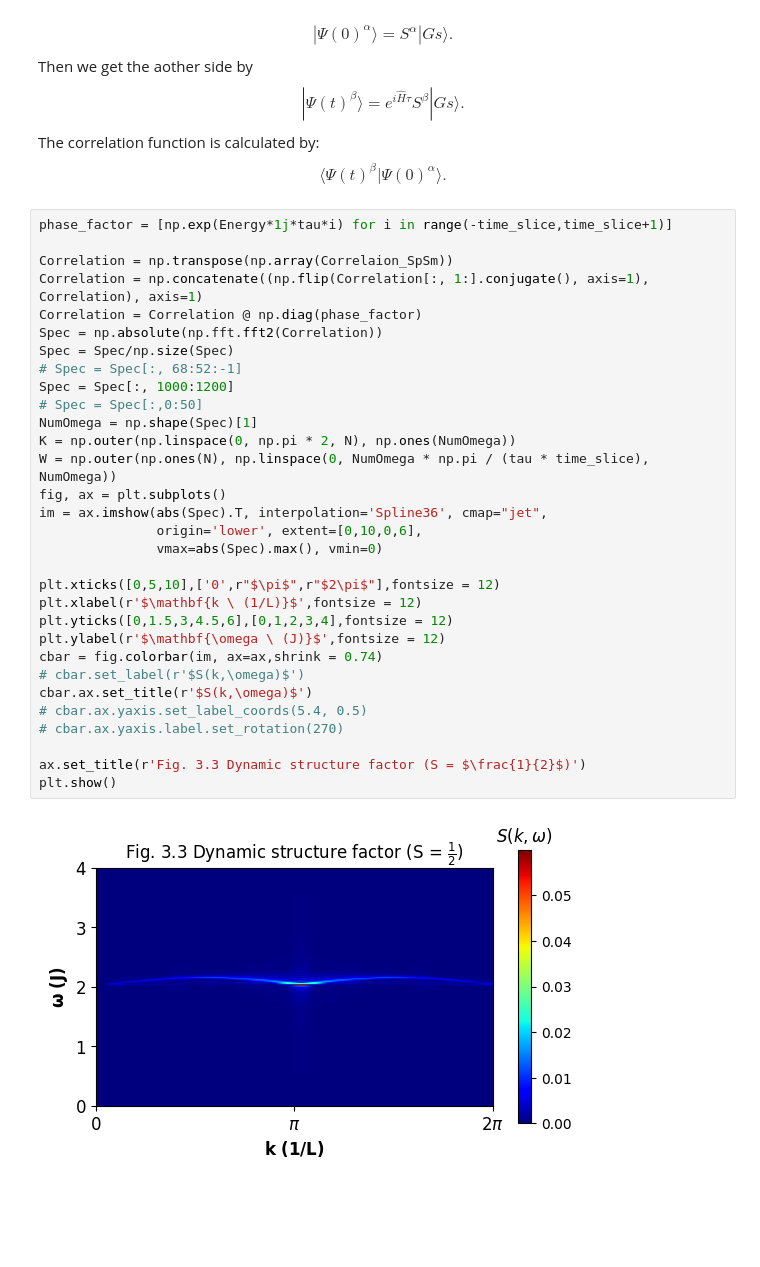
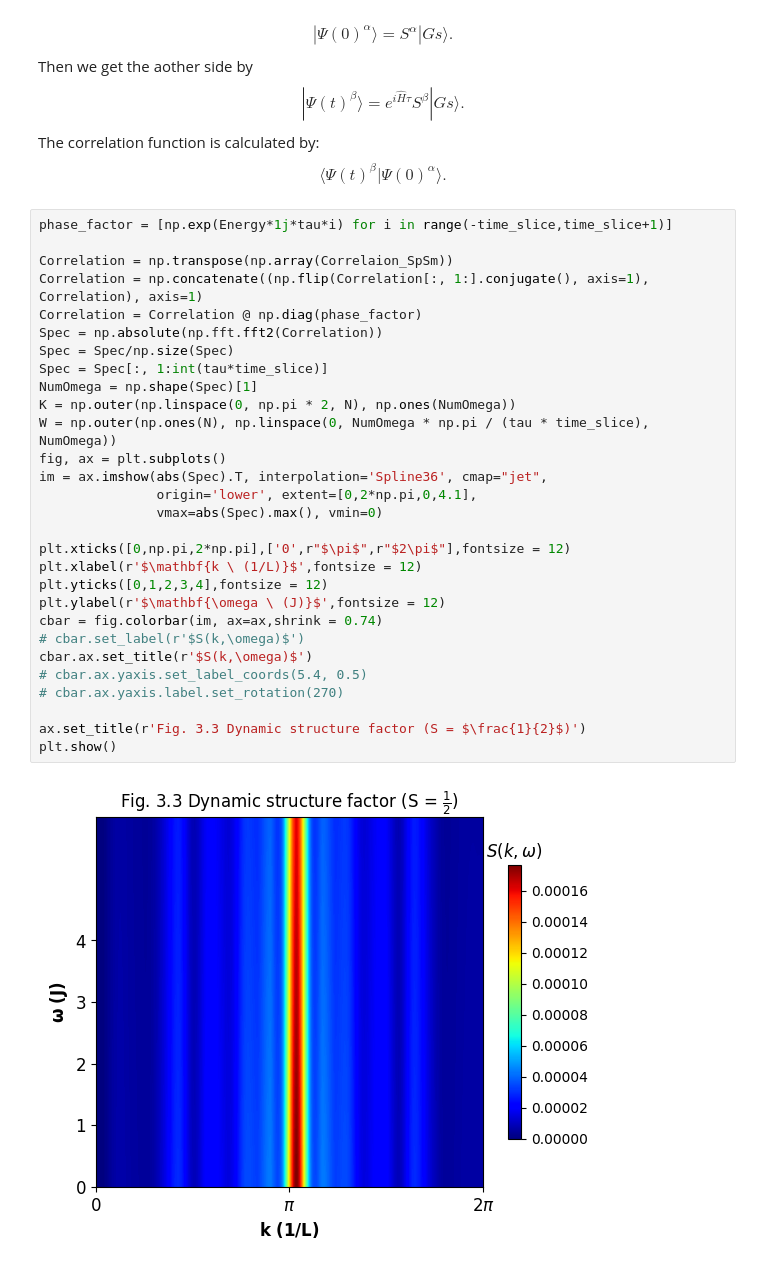
Before and after one commit to DavidGoing/DMRG, a Jupyter notebook: DMRG_TEBD.ipynb, the cells around one changed output. Drawn from its saved outputs; the diff is of its cells as text; blank space fills up the shorter version.

```diff
--- a/DMRG_TEBD.ipynb
+++ b/DMRG_TEBD.ipynb
@@ -636,33 +636,31 @@ $$
 # %%
 phase_factor = [np.exp(Energy*1j*tau*i) for i in range(-time_slice,time_slice+1)]
 
 Correlation = np.transpose(np.array(Correlaion_SpSm))
 Correlation = np.concatenate((np.flip(Correlation[:, 1:].conjugate(), axis=1), Correlation), axis=1)
 Correlation = Correlation @ np.diag(phase_factor)
 Spec = np.absolute(np.fft.fft2(Correlation))
 Spec = Spec/np.size(Spec)
-# Spec = Spec[:, 68:52:-1]
-Spec = Spec[:, 1000:1200]
-# Spec = Spec[:,0:50]
+Spec = Spec[:, 1:int(tau*time_slice)]
 NumOmega = np.shape(Spec)[1]
 K = np.outer(np.linspace(0, np.pi * 2, N), np.ones(NumOmega))
 W = np.outer(np.ones(N), np.linspace(0, NumOmega * np.pi / (tau * time_slice), NumOmega))
 fig, ax = plt.subplots()
 im = ax.imshow(abs(Spec).T, interpolation='Spline36', cmap="jet",
-               origin='lower', extent=[0,10,0,6],
+               origin='lower', extent=[0,2*np.pi,0,4.1],
                vmax=abs(Spec).max(), vmin=0)
 
-plt.xticks([0,5,10],['0',r"$\pi$",r"$2\pi$"],fontsize = 12)
+plt.xticks([0,np.pi,2*np.pi],['0',r"$\pi$",r"$2\pi$"],fontsize = 12)
 plt.xlabel(r'$\mathbf{k \ (1/L)}$',fontsize = 12)
-plt.yticks([0,1.5,3,4.5,6],[0,1,2,3,4],fontsize = 12)
+plt.yticks([0,1,2,3,4],fontsize = 12)
 plt.ylabel(r'$\mathbf{\omega \ (J)}$',fontsize = 12)
 cbar = fig.colorbar(im, ax=ax,shrink = 0.74)
 # cbar.set_label(r'$S(k,\omega)$')
 cbar.ax.set_title(r'$S(k,\omega)$')
 # cbar.ax.yaxis.set_label_coords(5.4, 0.5)
 # cbar.ax.yaxis.label.set_rotation(270)
 
 ax.set_title(r'Fig. 3.3 Dynamic structure factor (S = $\frac{1}{2}$)')
 plt.show()
 # %% [output]
-[figure, old version]
+[figure, new version]
```
Also changed, not shown: parts of 1 cell of this notebook.
